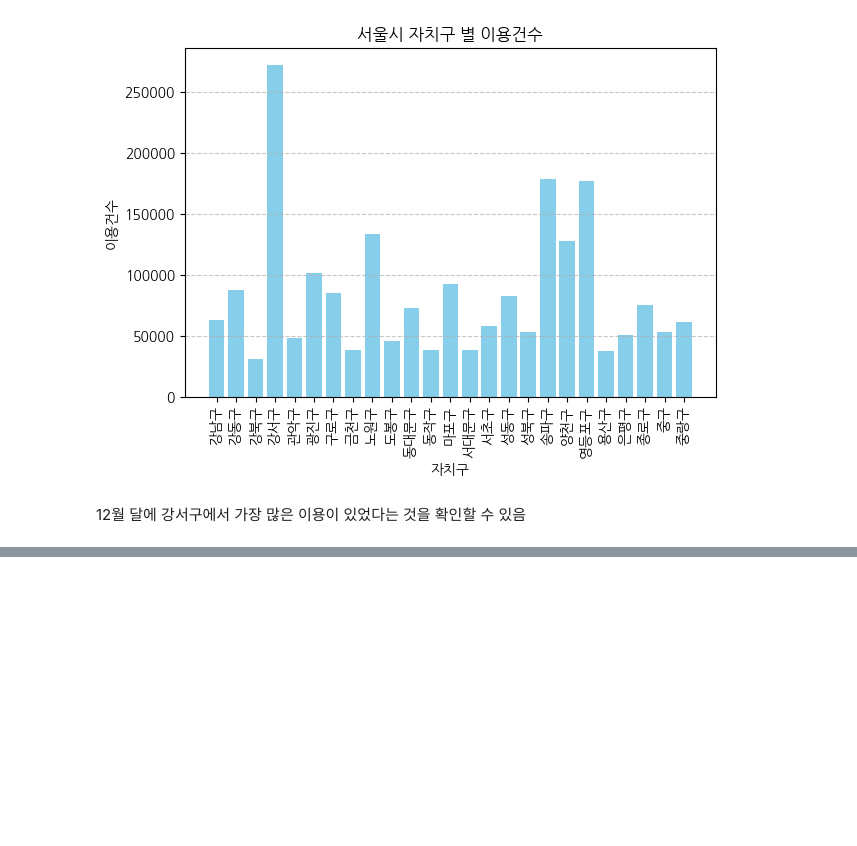
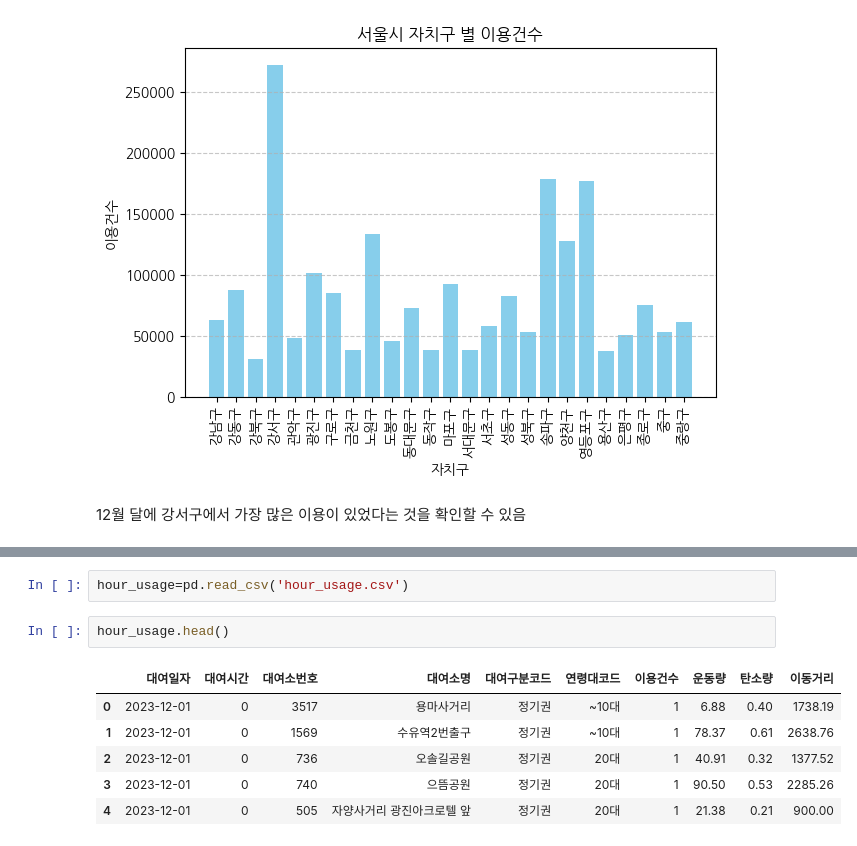
Before and after one commit to b00kkk/bikeseoul, a Jupyter notebook: 시각화.ipynb, the cells around one changed output, grey strips where cells are left out. Saved outputs shown, nothing was run; the diff lists cells and outputs as text; blank space fills up the shorter version.

```diff
--- a/시각화.ipynb
+++ b/시각화.ipynb
@@ -98,0 +147,11 @@ plt.show()
+# %%
+hour_usage=pd.read_csv('hour_usage.csv')
+# %%
+hour_usage.head()
+# %% [output]
+|  | 대여일자 | 대여시간 | 대여소번호 | 대여소명 | 대여구분코드 | 연령대코드 | 이용건수 | 운동량 | 탄소량 | 이동거리 |
+| 0 | 2023-12-01 | 0 | 3517 | 용마사거리 | 정기권 | ~10대 | 1 | 6.88 | 0.40 | 1738.19 |
+| 1 | 2023-12-01 | 0 | 1569 | 수유역2번출구 | 정기권 | ~10대 | 1 | 78.37 | 0.61 | 2638.76 |
+| 2 | 2023-12-01 | 0 | 736 | 오솔길공원 | 정기권 | 20대 | 1 | 40.91 | 0.32 | 1377.52 |
+| 3 | 2023-12-01 | 0 | 740 | 으뜸공원 | 정기권 | 20대 | 1 | 90.50 | 0.53 | 2285.26 |
+| 4 | 2023-12-01 | 0 | 505 | 자양사거리 광진아크로텔 앞 | 정기권 | 20대 | 1 | 21.38 | 0.21 | 900.00 |
```
Also changed, not shown: parts of 11 cells of this notebook.
